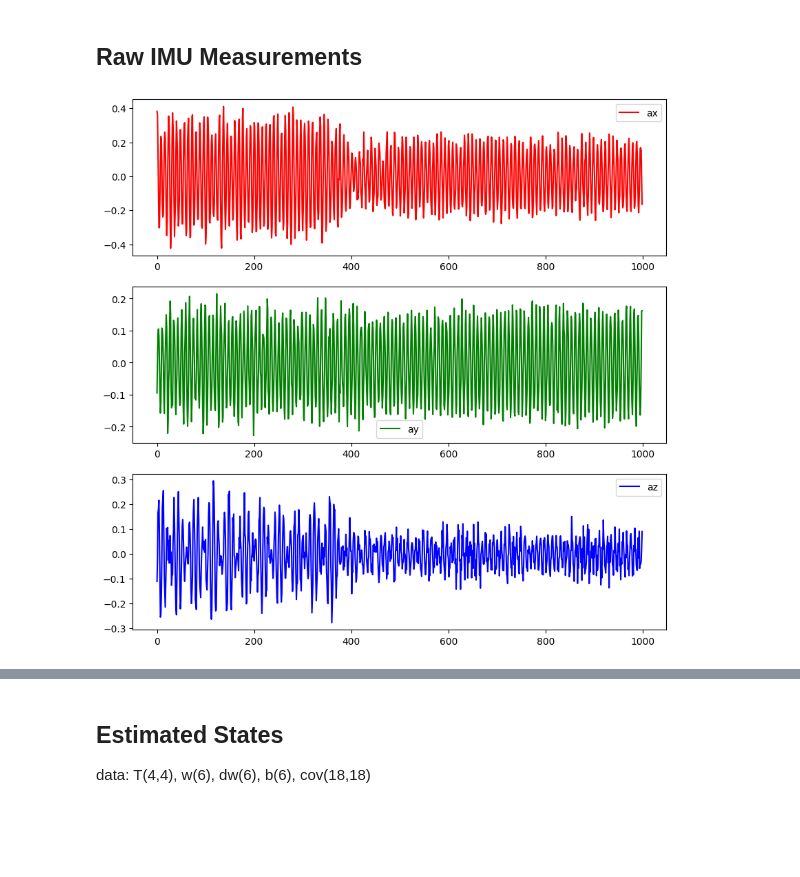
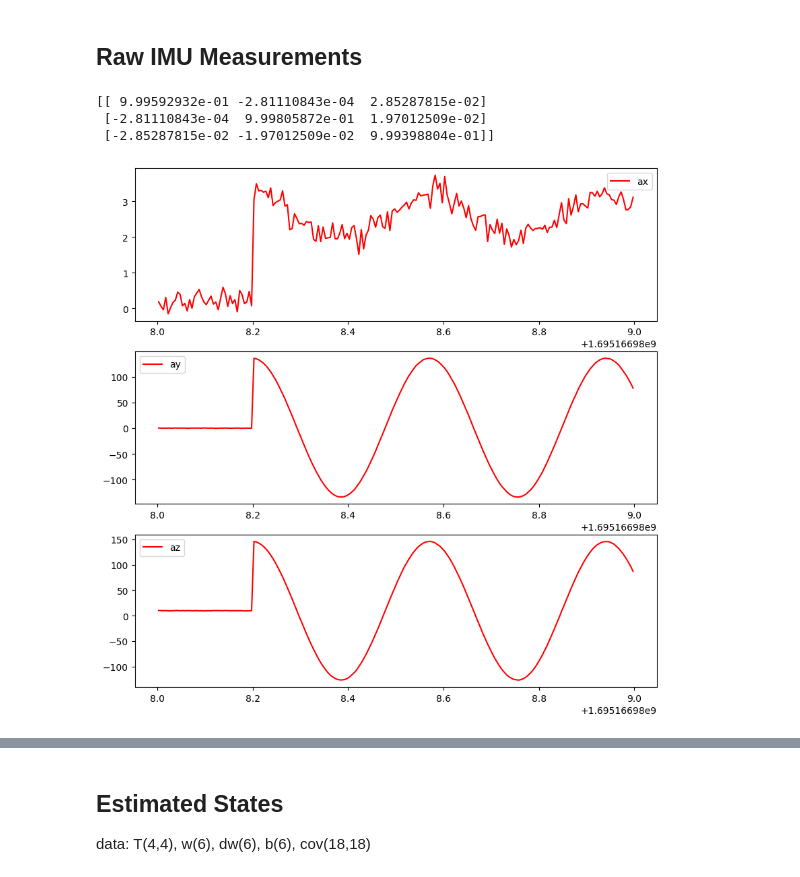
Before and after one commit to utiasASRL/steam_icp, a Jupyter notebook: script/visualize_debug.ipynb, the cells around one changed output, grey strips where cells are left out. Saved outputs shown, nothing was run; the diff lists cells and outputs as text; code cells hidden in the pictures; blank space fills up the shorter version.

```diff
--- a/script/visualize_debug.ipynb
+++ b/script/visualize_debug.ipynb
@@ -183,6 +193,14 @@ imu_data = []
 imu_times = []
 accel_minus_gravity = []
 g = np.array([0, 0, -9.8042]).reshape(3, 1)
+
+
+if 'simulation' in debug_path:
+    xi_ig = np.array([-0.0197052, 0.0285345, 0.]).reshape(3, 1)
+    C_ig = so3op.vec2rot(xi_ig)
+else:
+    C_ig = np.eye(3)
+
 for line in imu_raw_lines:
     line = [float(x) for x in line.rstrip().split(',')]
     imu_times.append(line[0])
@@ -197,33 +215,58 @@ for line in imu_raw_lines:
     T_enu_applanix[1, 3] = gps_data[2]
     T_enu_applanix[2, 3] = gps_data[3]
     T_enu_robot = T_enu_applanix @ T_applanix_robot
-    accel_minus_gravity.append(a_raw + T_enu_robot[:3, :3].T @ g)
+    accel_minus_gravity.append(a_raw + T_enu_robot[:3, :3].T @ C_ig @ g)
 
-with open(osp.join(root, 'applanix', 'accel_raw_minus_gravity.csv'), 'w') as f:
-    f.write('GPSTime,accelx,accely,accelz\n')
-    for imu_ts, amg in zip(imu_times, accel_minus_gravity):
-        f.write('{},{},{},{}\n'.format(imu_ts, amg[0, 0], amg[1, 0], amg[2, 0]))
+# with open(osp.join(root, 'applanix', 'accel_raw_minus_gravity.csv'), 'w') as f:
+#     f.write('GPSTime,accelx,accely,accelz\n')
+#     for imu_ts, amg in zip(imu_times, accel_minus_gravity):
+#         f.write('{},{},{},{}\n'.format(imu_ts, amg[0, 0], amg[1, 0], amg[2, 0]))
 
 imu_data = np.array(imu_data)
 imu_times = np.array(imu_times)
 accel_minus_gravity = np.array(accel_minus_gravity)
+# %%
+print(C_ig)
+# %% [output]
+[[ 9.99592932e-01 -2.81110843e-04  2.85287815e-02]
+ [-2.81110843e-04  9.99805872e-01  1.97012509e-02]
+ [-2.85287815e-02 -1.97012509e-02  9.99398804e-01]]
+# %%
+from scipy import signal
+def downsample_imu(data, downsample_rate=2):
+    # out = np.zeros((int(np.floor(data.shape[0] / int(downsample_rate))), data.shape[1]))
+    # for i in range(out.shape[0]):
+    #     d1 = data[i * 2, :]
+    #     d2 = data[i * 2 + 1, :]
+    #     out[i, :] = (d1 + d2) / 2
+    # return data.reshape(-1, downsample_rate).mean(axis=1)
+    out = np.zeros((int(np.floor(data.shape[0] / int(downsample_rate))), data.shape[1]))
+    N2 = int(data.shape[0] / downsample_rate)
+    for i in range(data.shape[1]):
+        out[:, i] = signal.resample(data[:, i], N2)
+    return out
 # %%
-N = 1000
+N = 200
+ds_rate = 2
 fig, axs = plt.subplots(3, 1, figsize=(10, 10))
-axs[0].plot(accel_minus_gravity[:N, 0], 'r', label='ax')
-axs[1].plot(accel_minus_gravity[:N, 1], 'g', label='ay')
-axs[2].plot(accel_minus_gravity[:N, 2], 'b', label='az')
+ds_data = downsample_imu(imu_data, ds_rate)
+axs[0].plot(imu_times[:N], imu_data[:N, 0], 'r', label='ax')
+# axs[0].plot(imu_times[::ds_rate][:int(N/ds_rate)], ds_data[:int(N/ds_rate), 0], 'b', label='ax (ds)')
+axs[1].plot(imu_times[:N], imu_data[:N, 1], 'r', label='ay')
+# axs[1].plot(imu_times[::ds_rate][:int(N/ds_rate)], ds_data[:int(N/ds_rate), 1], 'b', label='ay (ds)')
+axs[2].plot(imu_times[:N], imu_data[:N, 2], 'r', label='az')
+# axs[2].plot(imu_times[::ds_rate][:int(N/ds_rate)], ds_data[:int(N/ds_rate), 2], 'b', label='az (ds)')
 # mean_a = []
 # for j in range(20, N):
 #     mean_a.append(np.mean(accel_minus_gravity[j - 20 : j, 0]))
 # axs[0].plot(mean_a, 'b', label='mean_a')
 
 axs[0].legend()
 axs[1].legend()
 axs[2].legend()
 plt.show()
 # %% [output]
-[figure, old version]
+[figure, new version]
 # %%
 # for line in imu_raw_lines:
 #     line = [float(x) for x in line.rstrip().split(',')]
```
Also changed, not shown: parts of 10 cells of this notebook, 3 other files.
